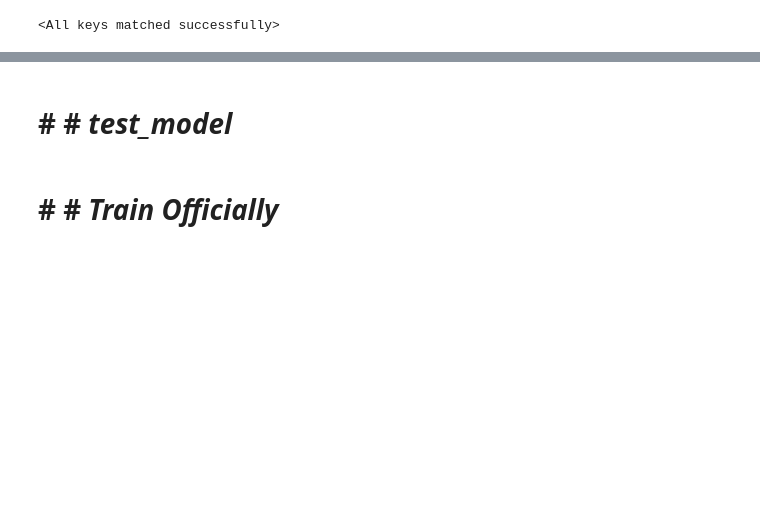
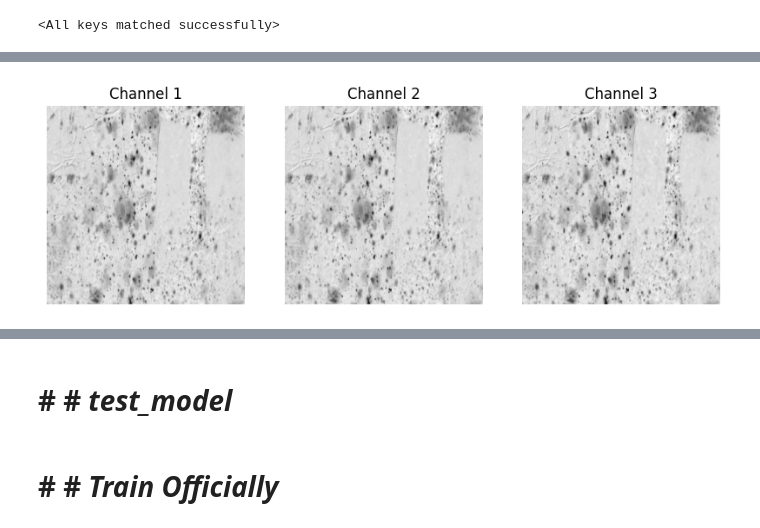
Before and after one commit to sxd66/transformer, a Jupyter notebook: vae-train.ipynb, the cells around one changed output, grey strips where cells are left out. Drawn from its saved outputs; the diff is of its cells as text; code cells hidden in the pictures; blank space fills up the shorter version.

```diff
--- a/vae-train.ipynb
+++ b/vae-train.ipynb
@@ -388,0 +465,4 @@ tensor(0.3757, requires_grad=True)
+# %%
+keshihua(resn.squeeze(0))
+# %% [output]
+[figure, added]
```
Also changed, not shown: parts of 14 cells of this notebook.
